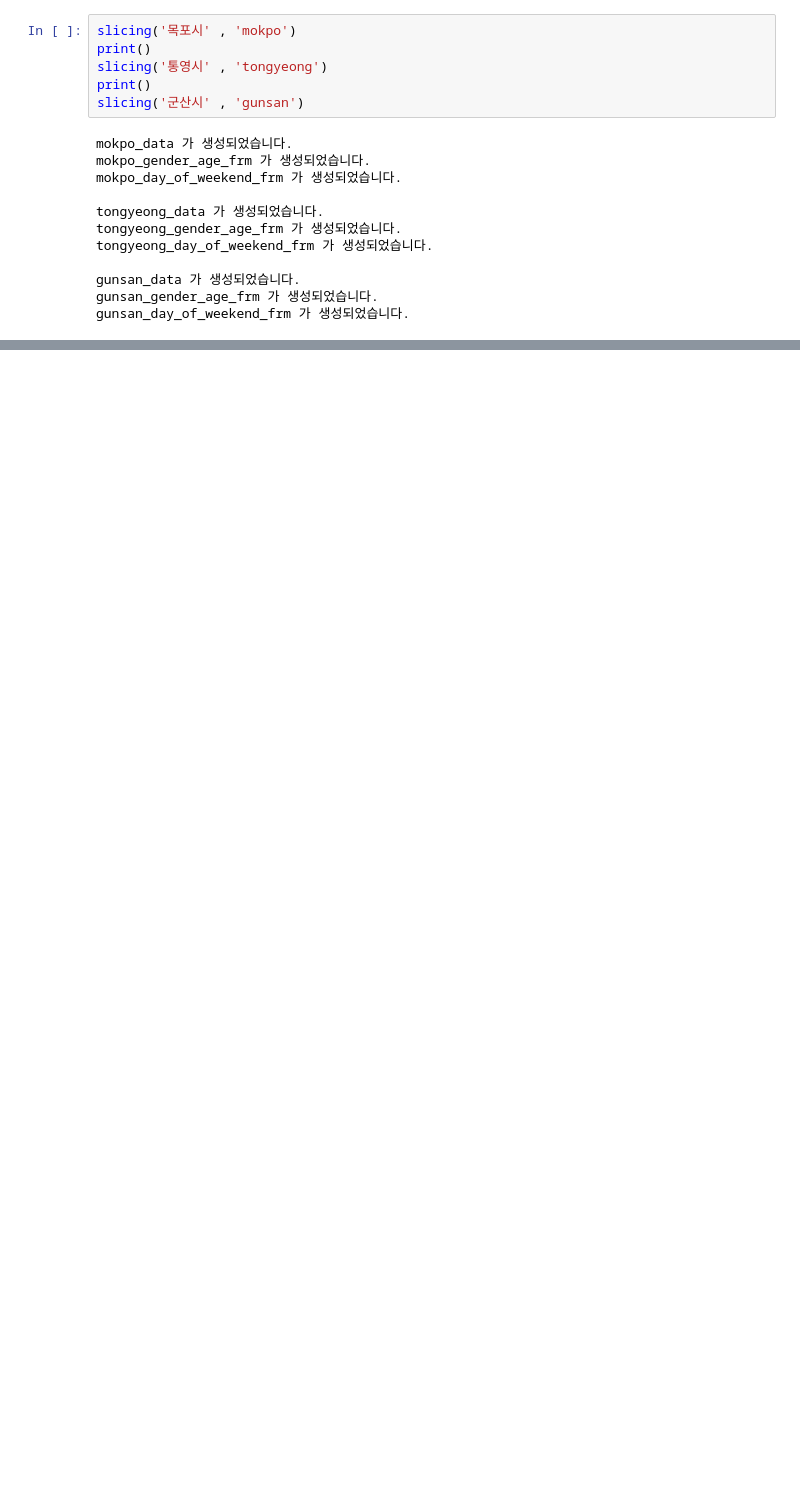
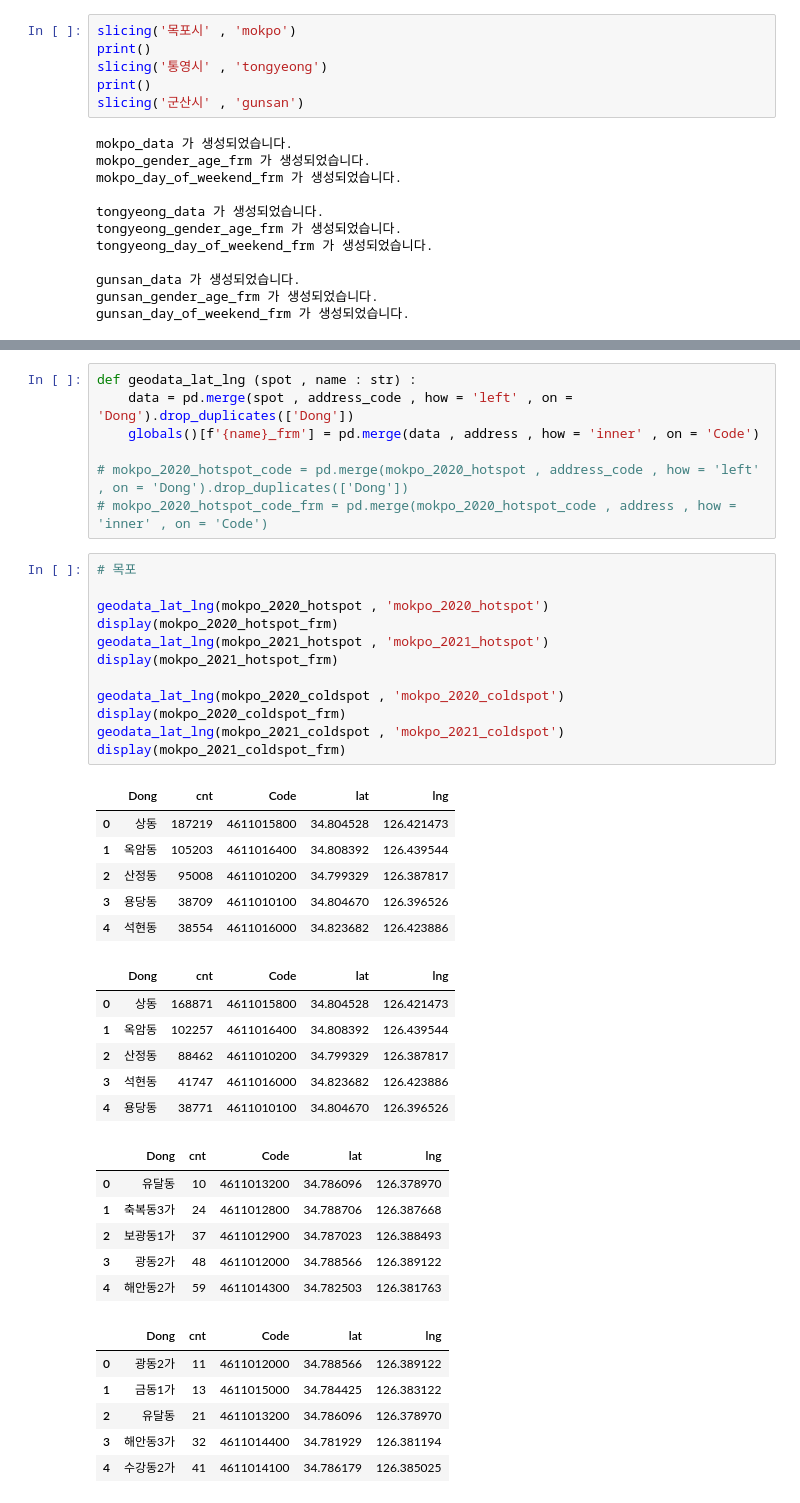
Before and after one commit to JUICE-JinHyeong/multicampus_final_First, a Jupyter notebook: pratice_project/JinHyeong/samsung_card_slicing.ipynb, the cells around one changed output, grey strips where cells are left out. Drawn from its saved outputs; the diff is of its cells as text; blank space fills up the shorter version.

```diff
--- a/pratice_project/JinHyeong/samsung_card_slicing.ipynb
+++ b/pratice_project/JinHyeong/samsung_card_slicing.ipynb
@@ -238,0 +235,44 @@ test_mokpo_data.groupby(['year' , 'Dong' ]).agg(sum).sort_values('cnt' , ascendi
+# %%
+def geodata_lat_lng (spot , name : str) :
+    data = pd.merge(spot , address_code , how = 'left' , on = 'Dong').drop_duplicates(['Dong'])
+    globals()[f'{name}_frm'] = pd.merge(data , address , how = 'inner' , on = 'Code')
+
+# mokpo_2020_hotspot_code = pd.merge(mokpo_2020_hotspot , address_code , how = 'left' , on = 'Dong').drop_duplicates(['Dong'])
+# mokpo_2020_hotspot_code_frm = pd.merge(mokpo_2020_hotspot_code , address , how = 'inner' , on = 'Code')
+# %%
+# 목포
+
+geodata_lat_lng(mokpo_2020_hotspot , 'mokpo_2020_hotspot')
+display(mokpo_2020_hotspot_frm)
+geodata_lat_lng(mokpo_2021_hotspot , 'mokpo_2021_hotspot')
+display(mokpo_2021_hotspot_frm)
+
+geodata_lat_lng(mokpo_2020_coldspot , 'mokpo_2020_coldspot')
+display(mokpo_2020_coldspot_frm)
+geodata_lat_lng(mokpo_2021_coldspot , 'mokpo_2021_coldspot')
+display(mokpo_2021_coldspot_frm)
+# %% [output]
+|  | Dong | cnt | Code | lat | lng |
+| 0 | 상동 | 187219 | 4611015800 | 34.804528 | 126.421473 |
+| 1 | 옥암동 | 105203 | 4611016400 | 34.808392 | 126.439544 |
+| 2 | 산정동 | 95008 | 4611010200 | 34.799329 | 126.387817 |
+| 3 | 용당동 | 38709 | 4611010100 | 34.804670 | 126.396526 |
+| 4 | 석현동 | 38554 | 4611016000 | 34.823682 | 126.423886 |
+|  | Dong | cnt | Code | lat | lng |
+| 0 | 상동 | 168871 | 4611015800 | 34.804528 | 126.421473 |
+| 1 | 옥암동 | 102257 | 4611016400 | 34.808392 | 126.439544 |
+| 2 | 산정동 | 88462 | 4611010200 | 34.799329 | 126.387817 |
+| 3 | 석현동 | 41747 | 4611016000 | 34.823682 | 126.423886 |
+| 4 | 용당동 | 38771 | 4611010100 | 34.804670 | 126.396526 |
+|  | Dong | cnt | Code | lat | lng |
+| 0 | 유달동 | 10 | 4611013200 | 34.786096 | 126.378970 |
+| 1 | 축복동3가 | 24 | 4611012800 | 34.788706 | 126.387668 |
+| 2 | 보광동1가 | 37 | 4611012900 | 34.787023 | 126.388493 |
+| 3 | 광동2가 | 48 | 4611012000 | 34.788566 | 126.389122 |
+| 4 | 해안동2가 | 59 | 4611014300 | 34.782503 | 126.381763 |
+|  | Dong | cnt | Code | lat | lng |
+| 0 | 광동2가 | 11 | 4611012000 | 34.788566 | 126.389122 |
+| 1 | 금동1가 | 13 | 4611015000 | 34.784425 | 126.383122 |
+| 2 | 유달동 | 21 | 4611013200 | 34.786096 | 126.378970 |
+| 3 | 해안동3가 | 32 | 4611014400 | 34.781929 | 126.381194 |
+| 4 | 수강동2가 | 41 | 4611014100 | 34.786179 | 126.385025 |
```
Also changed, not shown: parts of 34 cells of this notebook, 12 other files.
